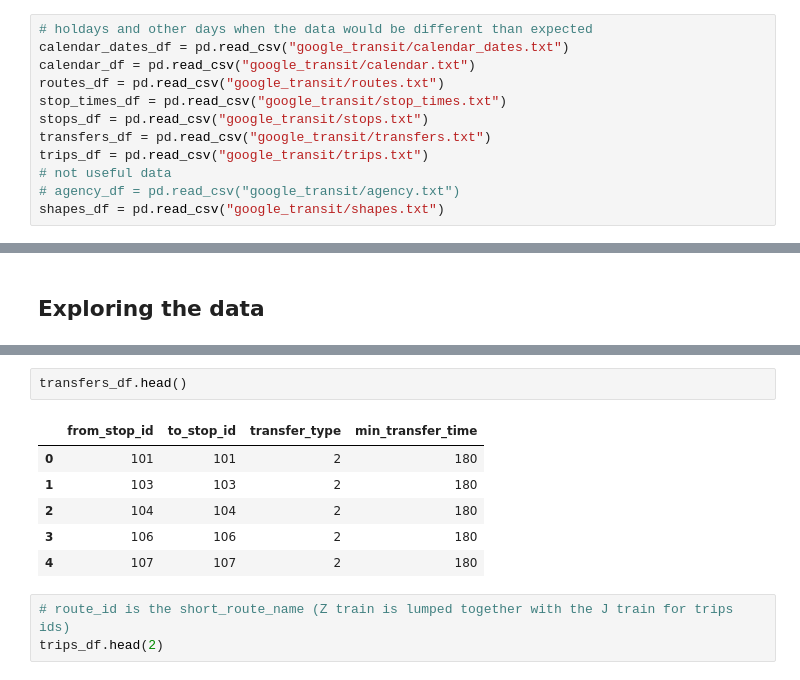
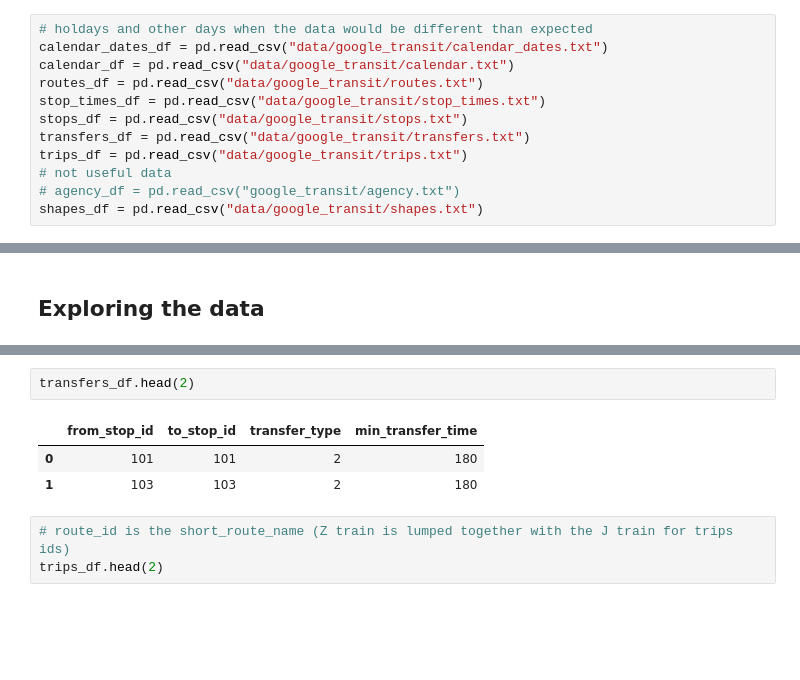
Before and after one commit to gregfeliu/NYC-Subway-Frequencies, a Jupyter notebook: 1.GTFS_Data_Processing.ipynb, the cells around one changed output, grey strips where cells are left out. Saved outputs shown, nothing was run; the diff lists cells and outputs as text; blank space fills up the shorter version.

```diff
--- a/1.GTFS_Data_Processing.ipynb
+++ b/1.GTFS_Data_Processing.ipynb
@@ -95,16 +99,16 @@ trips_supplemented_df.trip_id.nunique()
 ## Schedule Data
 # %%
 # holdays and other days when the data would be different than expected
-calendar_dates_df = pd.read_csv("google_transit/calendar_dates.txt")
-calendar_df = pd.read_csv("google_transit/calendar.txt")
-routes_df = pd.read_csv("google_transit/routes.txt")
-stop_times_df = pd.read_csv("google_transit/stop_times.txt")
-stops_df = pd.read_csv("google_transit/stops.txt")
-transfers_df = pd.read_csv("google_transit/transfers.txt")
-trips_df = pd.read_csv("google_transit/trips.txt")
+calendar_dates_df = pd.read_csv("data/google_transit/calendar_dates.txt")
+calendar_df = pd.read_csv("data/google_transit/calendar.txt")
+routes_df = pd.read_csv("data/google_transit/routes.txt")
+stop_times_df = pd.read_csv("data/google_transit/stop_times.txt")
+stops_df = pd.read_csv("data/google_transit/stops.txt")
+transfers_df = pd.read_csv("data/google_transit/transfers.txt")
+trips_df = pd.read_csv("data/google_transit/trips.txt")
 # not useful data
 # agency_df = pd.read_csv("google_transit/agency.txt")
-shapes_df = pd.read_csv("google_transit/shapes.txt")
+shapes_df = pd.read_csv("data/google_transit/shapes.txt")
 # %%
 all_dfs_list = [calendar_dates_df, calendar_df, routes_df, shapes_df
                , stop_times_df, stops_df, transfers_df, trips_df]
@@ -161,12 +182,9 @@ stops_df.head()
 # %%
-transfers_df.head()
+transfers_df.head(2)
 # %% [output]
 |  | from_stop_id | to_stop_id | transfer_type | min_transfer_time |
 | 0 | 101 | 101 | 2 | 180 |
 | 1 | 103 | 103 | 2 | 180 |
-| 2 | 104 | 104 | 2 | 180 |
-| 3 | 106 | 106 | 2 | 180 |
-| 4 | 107 | 107 | 2 | 180 |
 # %%
 # route_id is the short_route_name (Z train is lumped together with the J train for trips ids)
 trips_df.head(2)
```
Also changed, not shown: parts of 82 cells of this notebook, 1 other file.
